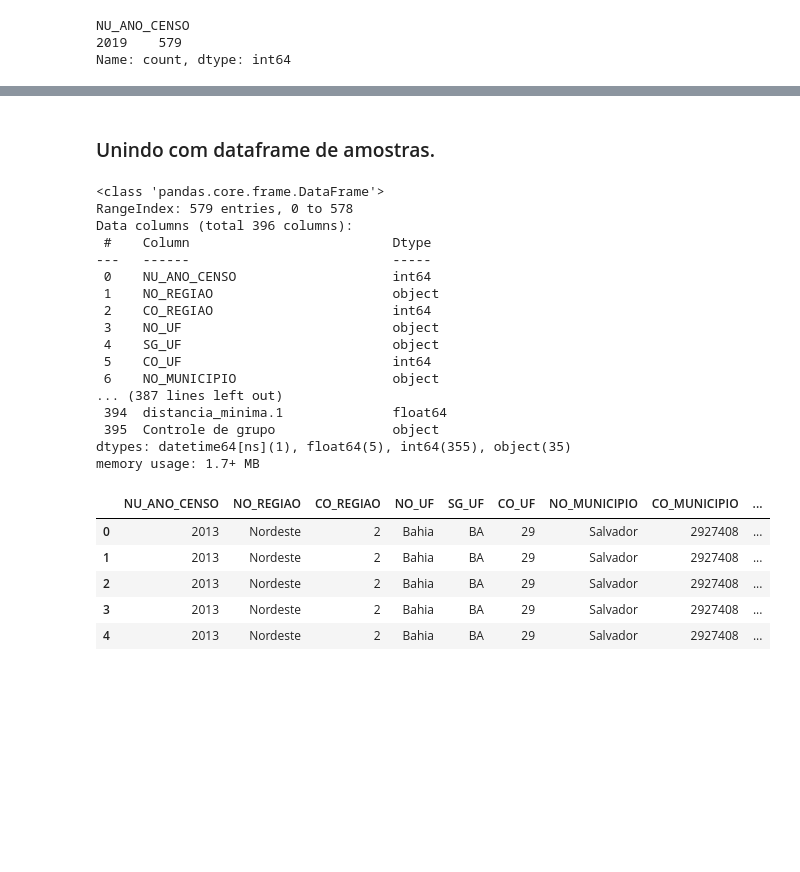
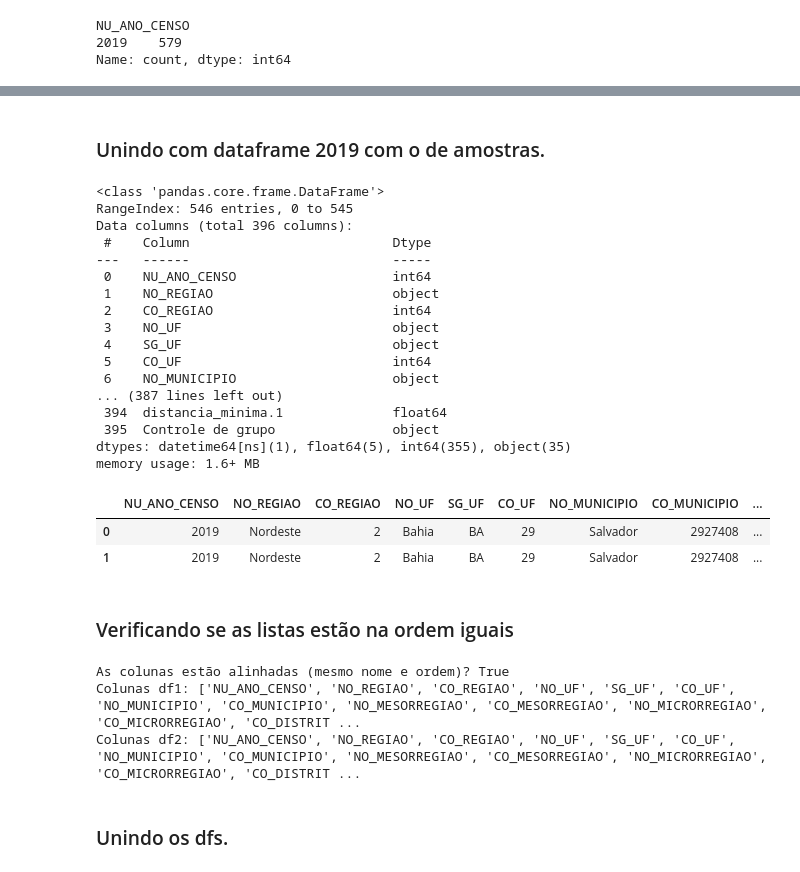
Before and after one commit to Bruno-Santana-Eco/Dados_Painel_Escolas_SSA, a Jupyter notebook: Diff-in-diff.ipynb, the cells around one changed output, grey strips where cells are left out. Cells and saved outputs as stored; diff of their text form; code cells hidden in the pictures; blank space fills up the shorter version.

```diff
--- a/Diff-in-diff.ipynb
+++ b/Diff-in-diff.ipynb
@@ -244,0 +277,7 @@ Name: count, dtype: int64
+# %%
+# Identifica os códigos únicos do df_menor
+codigos_menor = set(escolas_2013_ssa['CO_ENTIDADE'])
+
+# Filtra os registros do df_maior cujo CO_ENTIDADE não está presente no df_menor
+df_diferenca = escolas_2019_ssa[~escolas_2019_ssa['CO_ENTIDADE'].isin(codigos_menor)]
+df_diferenca.info(verbose=True)
@@ -244,0 +306,3 @@ Name: count, dtype: int64
+# %%
+escolas_2019_ssa = escolas_2019_ssa[~escolas_2019_ssa['CO_ENTIDADE'].isin(df_diferenca['CO_ENTIDADE'])]
+escolas_2019_ssa.info(verbose=True)
@@ -245,2 +327,2 @@ Name: count, dtype: int64
 # %% [markdown]
-### Unindo com dataframe de amostras.
+### Unindo com dataframe 2019 com o de amostras.
@@ -255,7 +346,7 @@ escolas_2019_ssa = pd.merge(
 escolas_2019_ssa.info(verbose=True)
 # %% [output]
 <class 'pandas.core.frame.DataFrame'>
-RangeIndex: 579 entries, 0 to 578
+RangeIndex: 546 entries, 0 to 545
 Data columns (total 396 columns):
  #    Column                          Dtype
 ---   ------                          -----
@@ -270,13 +361,32 @@ Data columns (total 396 columns):
  394  distancia_minima.1              float64
  395  Controle de grupo               object
 dtypes: datetime64[ns](1), float64(5), int64(355), object(35)
-memory usage: 1.7+ MB
+memory usage: 1.6+ MB
-# %%
-escolas_2013_ssa.head()
-# %% [output]
-|  | NU_ANO_CENSO | NO_REGIAO | CO_REGIAO | NO_UF | SG_UF | CO_UF | NO_MUNICIPIO | CO_MUNICIPIO | ... |
-| 0 | 2013 | Nordeste | 2 | Bahia | BA | 29 | Salvador | 2927408 | ... |
-| 1 | 2013 | Nordeste | 2 | Bahia | BA | 29 | Salvador | 2927408 | ... |
-| 2 | 2013 | Nordeste | 2 | Bahia | BA | 29 | Salvador | 2927408 | ... |
-| 3 | 2013 | Nordeste | 2 | Bahia | BA | 29 | Salvador | 2927408 | ... |
-| 4 | 2013 | Nordeste | 2 | Bahia | BA | 29 | Salvador | 2927408 | ... |
+# %%
+escolas_2019_ssa.head(2)
+# %% [output]
+|  | NU_ANO_CENSO | NO_REGIAO | CO_REGIAO | NO_UF | SG_UF | CO_UF | NO_MUNICIPIO | CO_MUNICIPIO | ... |
+| 0 | 2019 | Nordeste | 2 | Bahia | BA | 29 | Salvador | 2927408 | ... |
+| 1 | 2019 | Nordeste | 2 | Bahia | BA | 29 | Salvador | 2927408 | ... |
+# %% [markdown]
+### Verificando se as listas estão na ordem iguais
+# %%
+# Extrai os nomes das colunas em ordem
+colunas_df1 = list(escolas_2013_ssa.columns)
+colunas_df2 = list(escolas_2019_ssa.columns)
+
+# Compara diretamente
+colunas_iguais = colunas_df1 == colunas_df2
+
+# Visualiza o resultado
+print("As colunas estão alinhadas (mesmo nome e ordem)?", colunas_iguais)
+
+# Opcional: se quiser ver quais são as colunas de cada um
+print("Colunas df1:", colunas_df1)
+print("Colunas df2:", colunas_df2)
+# %% [output]
+As colunas estão alinhadas (mesmo nome e ordem)? True
+Colunas df1: ['NU_ANO_CENSO', 'NO_REGIAO', 'CO_REGIAO', 'NO_UF', 'SG_UF', 'CO_UF', 'NO_MUNICIPIO', 'CO_MUNICIPIO', 'NO_MESORREGIAO', 'CO_MESORREGIAO', 'NO_MICRORREGIAO', 'CO_MICRORREGIAO', 'CO_DISTRIT ...
+Colunas df2: ['NU_ANO_CENSO', 'NO_REGIAO', 'CO_REGIAO', 'NO_UF', 'SG_UF', 'CO_UF', 'NO_MUNICIPIO', 'CO_MUNICIPIO', 'NO_MESORREGIAO', 'CO_MESORREGIAO', 'NO_MICRORREGIAO', 'CO_MICRORREGIAO', 'CO_DISTRIT ...
+# %% [markdown]
+### Unindo os dfs.
```
Also changed, not shown: parts of 26 cells of this notebook.
